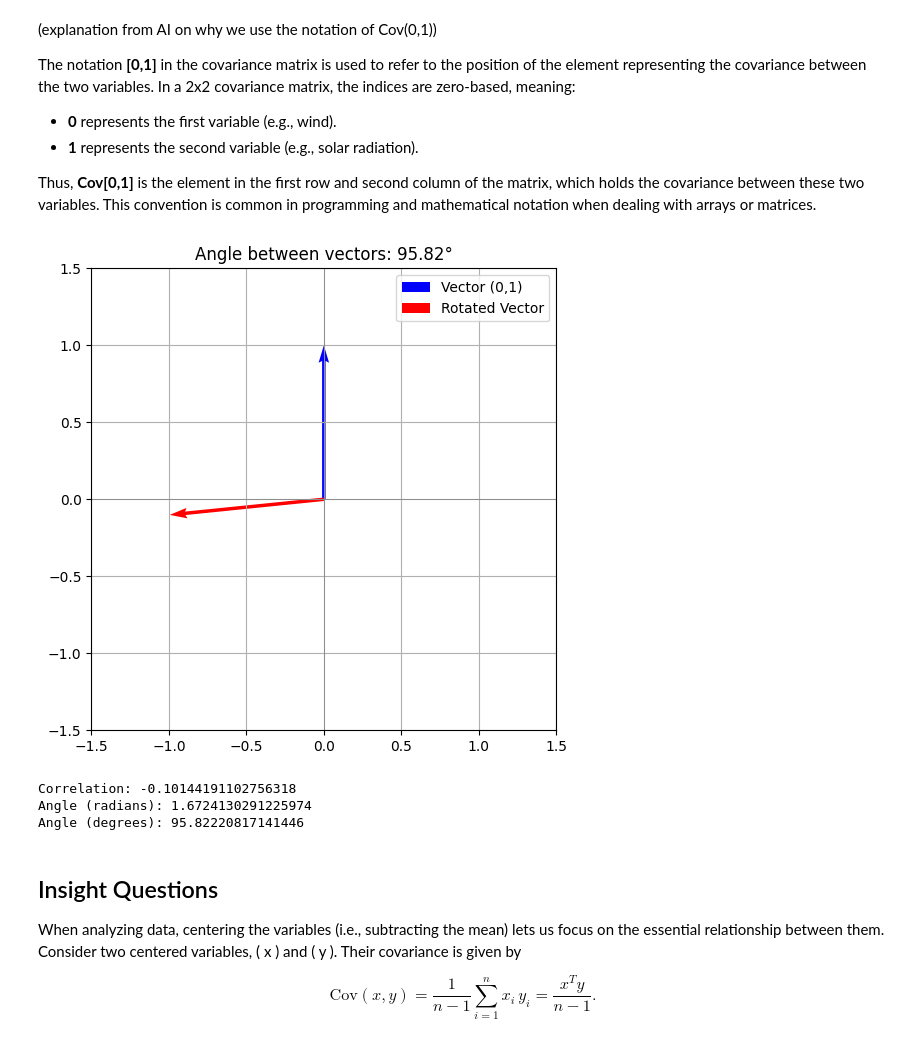
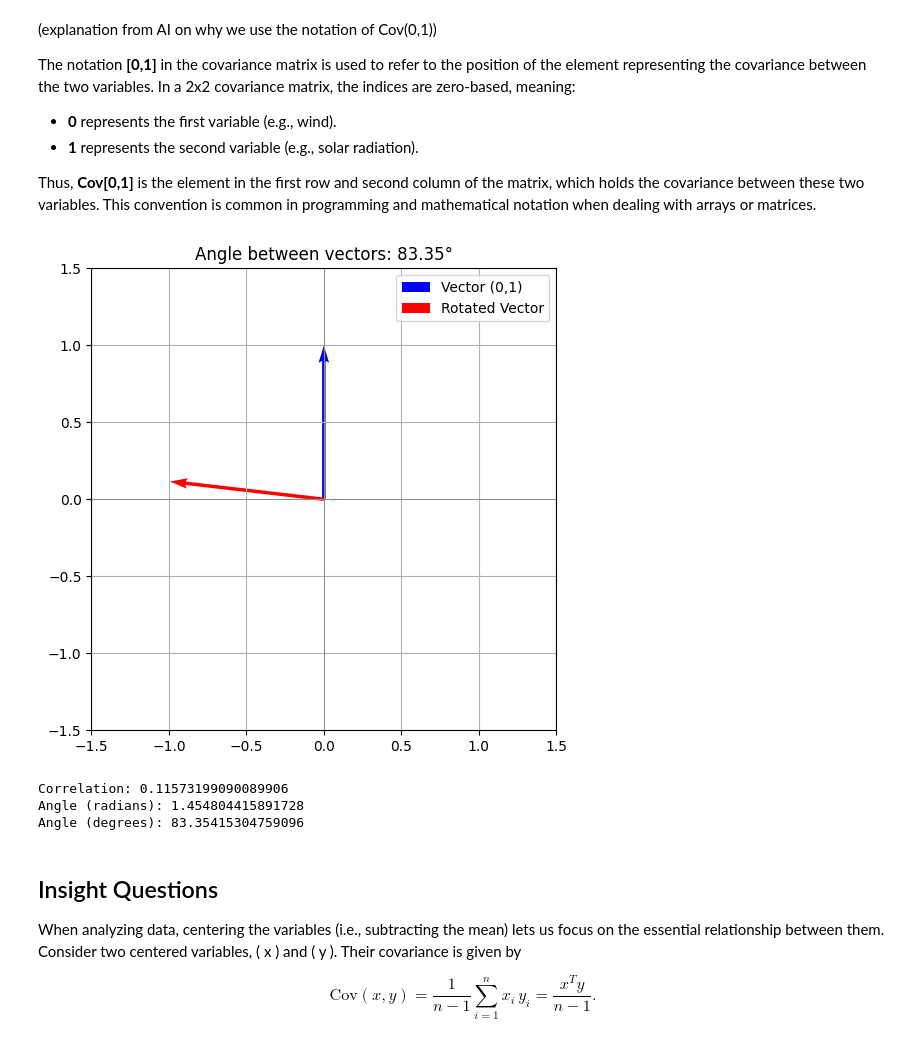
Before and after one commit to TafaraBean/623Assignment1, a Jupyter notebook: Assignment_1.ipynb, the cells around one changed output. Cells and saved outputs as stored; diff of their text form; code cells hidden in the pictures.

```diff
--- a/Assignment_1.ipynb
+++ b/Assignment_1.ipynb
@@ -63,46 +63,44 @@ $$
 \text{Var}(X) = \frac{\sum_{i=1}^{n} (x_i - \bar{x})^2}{n-1}
 $$
 # %%
-# extract the two variables
-wind = airpol_df['Wind']
+# extract the two variables: NO2 and Solar Rad
+no2 = airpol_df['NO2']
 solar_rad = airpol_df['Solar Rad']
 
 # calculate the means
-mean_wind = wind.mean()
+mean_no2 = no2.mean()
 mean_solar = solar_rad.mean()
 
 # compute the covariance numerator by summing over the product of deviations
-numerator = ((wind - mean_wind) * (solar_rad - mean_solar)).sum()
+numerator = ((no2 - mean_no2) * (solar_rad - mean_solar)).sum()
 
 # for sample covariance, divide by (n - 1)
-n = len(wind)
+n = len(no2)
 covariance = numerator / (n - 1)
 
 print("Covariance:", covariance)
 
 # Compute sample variances using first principles
-var_wind = ((wind - mean_wind) ** 2).sum() / (n - 1)
+var_no2 = ((no2 - mean_no2) ** 2).sum() / (n - 1)
 var_solar = ((solar_rad - mean_solar) ** 2).sum() / (n - 1)
 
-print("variance for wind:", var_wind)
+print("variance for NO2:", var_no2)
 print("variance for solar rad:", var_solar)
 
-cov_var_matrix = np.array([[var_wind, covariance],
-               [covariance, var_solar]])
+cov_var_matrix = np.array([[var_no2, covariance],
+                           [covariance, var_solar]])
 print("Covariance-Variance Matrix:")
 print(cov_var_matrix)
 
 # now get the correlation between the 2 variables using first principles
-std_wind = np.sqrt(var_wind) # standard deviation of wind
-std_solar = np.sqrt(var_solar) # standard deviation of solar rad
-correlation = covariance / (std_wind * std_solar)
+std_no2 = np.sqrt(var_no2)  # standard deviation of NO2
+std_solar = np.sqrt(var_solar)  # standard deviation of solar rad
+correlation = covariance / (std_no2 * std_solar)
 print("Correlation:", correlation)
 
-
-#compute the correlation matrix
+# compute the correlation matrix
 correlation_matrix = np.array([[1, correlation],
                                [correlation, 1]])
-
 print("Correlation Matrix:")
 print(correlation_matrix)
 # %% [output]
@@ -194,44 +192,43 @@ import numpy as np
 import matplotlib.pyplot as plt
 
 # Use existing correlation if defined; otherwise, use an arbitrary value
-try:
-    corr = correlation
-except NameError:
-    corr = 0.5  # default arbitrary correlation value
+
+corr = correlation
+
 
 # Calculate angle (in radians) from the correlation (assuming correlation = cos(theta))
 theta = np.arccos(corr)
 theta_deg = np.degrees(theta)
 
 # Define the arbitrary vector (0,1)
 vec1 = np.array([0, 1])
 
 # Compute the rotated vector by applying a rotation matrix to vec1
 rotation_matrix = np.array([[np.cos(theta), -np.sin(theta)],
                               [np.sin(theta),  np.cos(theta)]])
 vec2 = rotation_matrix.dot(vec1)
 
 # Plot the vectors starting from the origin
 plt.figure(figsize=(6,6))
 plt.quiver(0, 0, vec1[0], vec1[1], angles='xy', scale_units='xy', scale=1, color='blue', label='Vector (0,1)')
 plt.quiver(0, 0, vec2[0], vec2[1], angles='xy', scale_units='xy', scale=1, color='red', label='Rotated Vector')
 plt.xlim(-1.5, 1.5)
 plt.ylim(-1.5, 1.5)
 plt.axhline(0, color='grey', lw=0.5)
 plt.axvline(0, color='grey', lw=0.5)
 plt.legend()
 plt.title(f'Angle between vectors: {theta_deg:.2f}°')
 plt.grid(True)
 plt.show()
 
 print('Correlation:', corr)
 print('Angle (radians):', theta)
 print('Angle (degrees):', theta_deg)
 # %% [output]
-[figure, old version]
+[figure, new version]
-Correlation: -0.10144191102756318
-Angle (radians): 1.6724130291225974
-Angle (degrees): 95.82220817141446
+Correlation: 0.11573199090089906
+Angle (radians): 1.454804415891728
+Angle (degrees): 83.35415304759096
 # %% [markdown]
 ## Insight Questions
 
```
Also changed, not shown: parts of 5 cells of this notebook.
